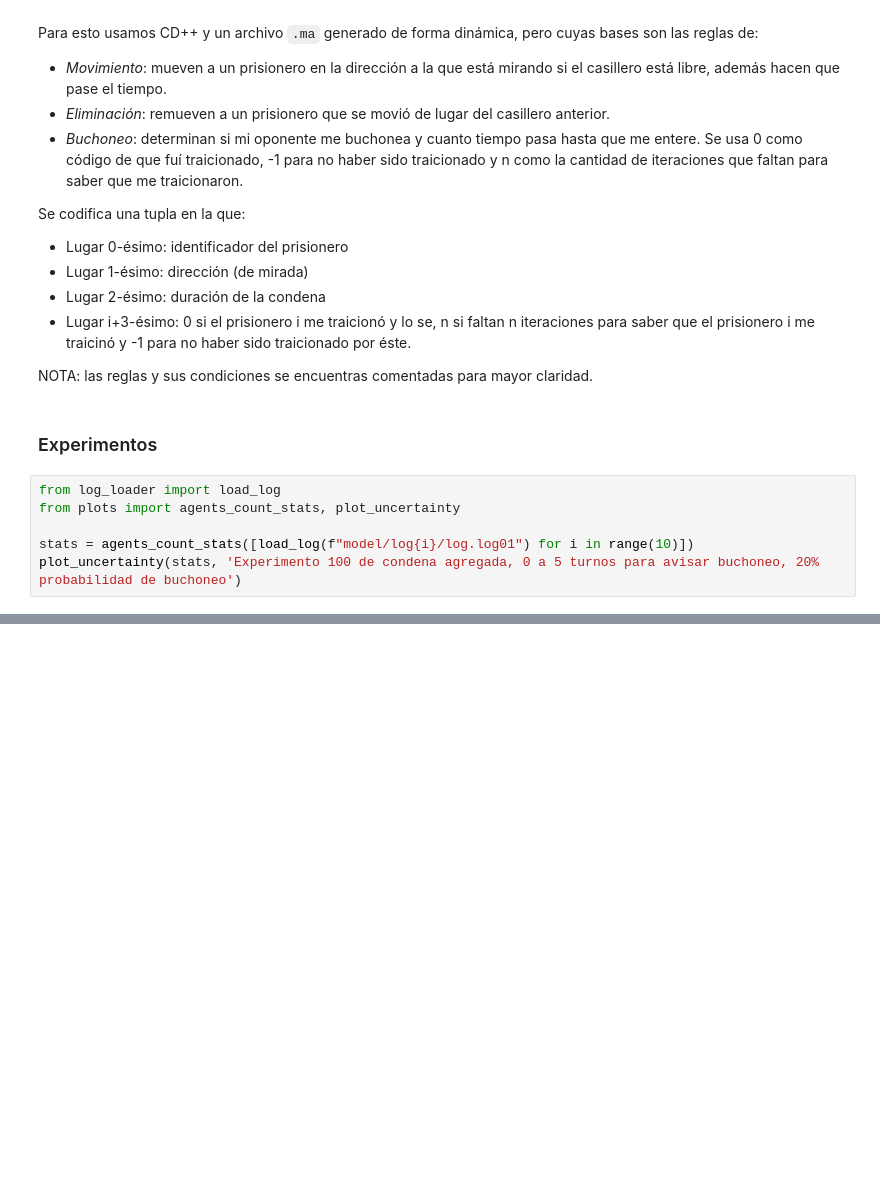
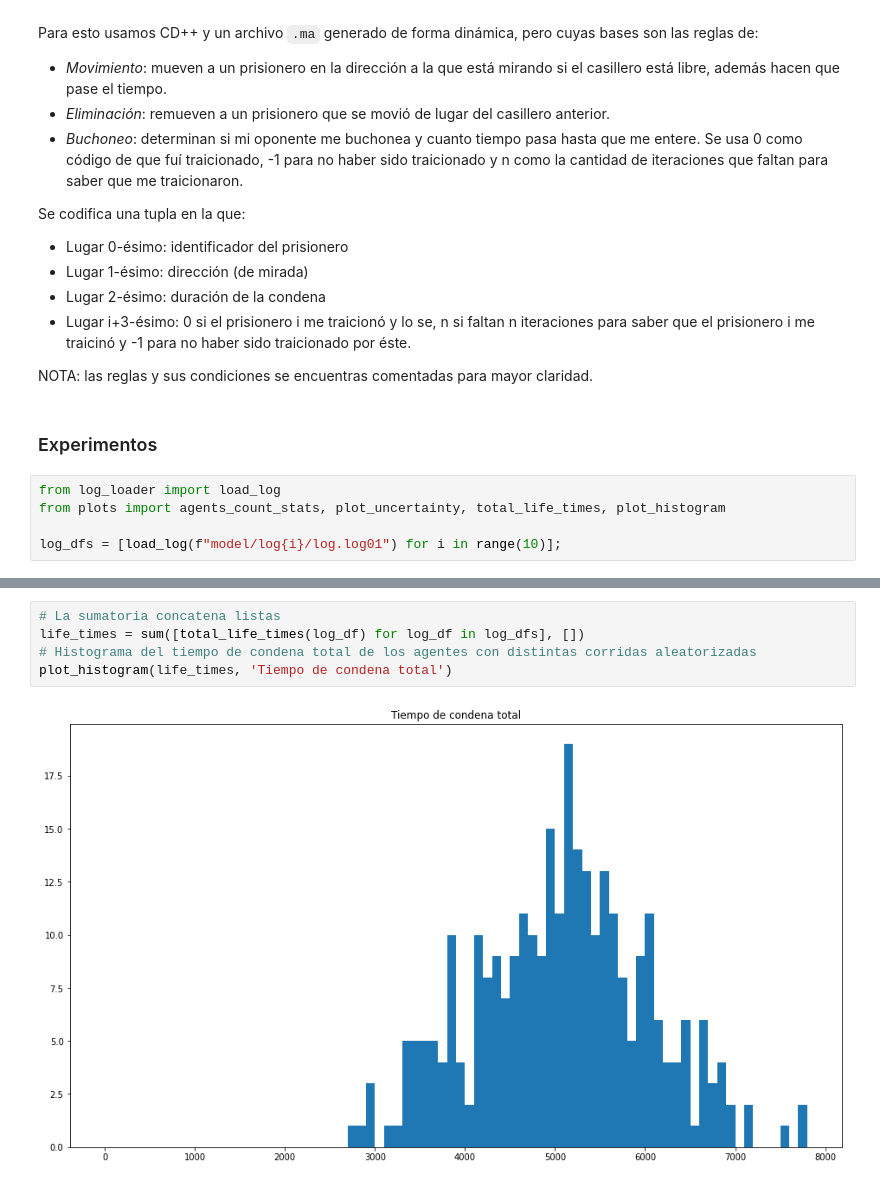
Before and after one commit to TobiasCarreira/sed-tp2, a Jupyter notebook: Simulación de Eventos Discretos - TP2.ipynb, the cells around one changed output, grey strips where cells are left out. Saved outputs shown, nothing was run; the diff lists cells and outputs as text; blank space fills up the shorter version.

Commit message:
Grafico histograma tiempo de condena total

```diff
--- a/Simulación de Eventos Discretos - TP2.ipynb
+++ b/Simulación de Eventos Discretos - TP2.ipynb
@@ -42,7 +42,6 @@ NOTA: las reglas y sus condiciones se encuentras comentadas para mayor claridad.
 ### Experimentos
 # %%
 from log_loader import load_log
-from plots import agents_count_stats, plot_uncertainty
+from plots import agents_count_stats, plot_uncertainty, total_life_times, plot_histogram
 
-stats = agents_count_stats([load_log(f"model/log{i}/log.log01") for i in range(10)])
-plot_uncertainty(stats, 'Experimento 100 de condena agregada, 0 a 5 turnos para avisar buchoneo, 20% probabilidad de buchoneo')
+log_dfs = [load_log(f"model/log{i}/log.log01") for i in range(10)];
@@ -50,0 +53,7 @@ plot_uncertainty(stats, 'Experimento 100 de condena agregada, 0 a 5 turnos para
+# %%
+# La sumatoria concatena listas
+life_times = sum([total_life_times(log_df) for log_df in log_dfs], [])
+# Histograma del tiempo de condena total de los agentes con distintas corridas aleatorizadas
+plot_histogram(life_times, 'Tiempo de condena total')
+# %% [output]
+[figure, added]
```
Also changed, not shown: parts of 2 cells of this notebook, 1 other file.
